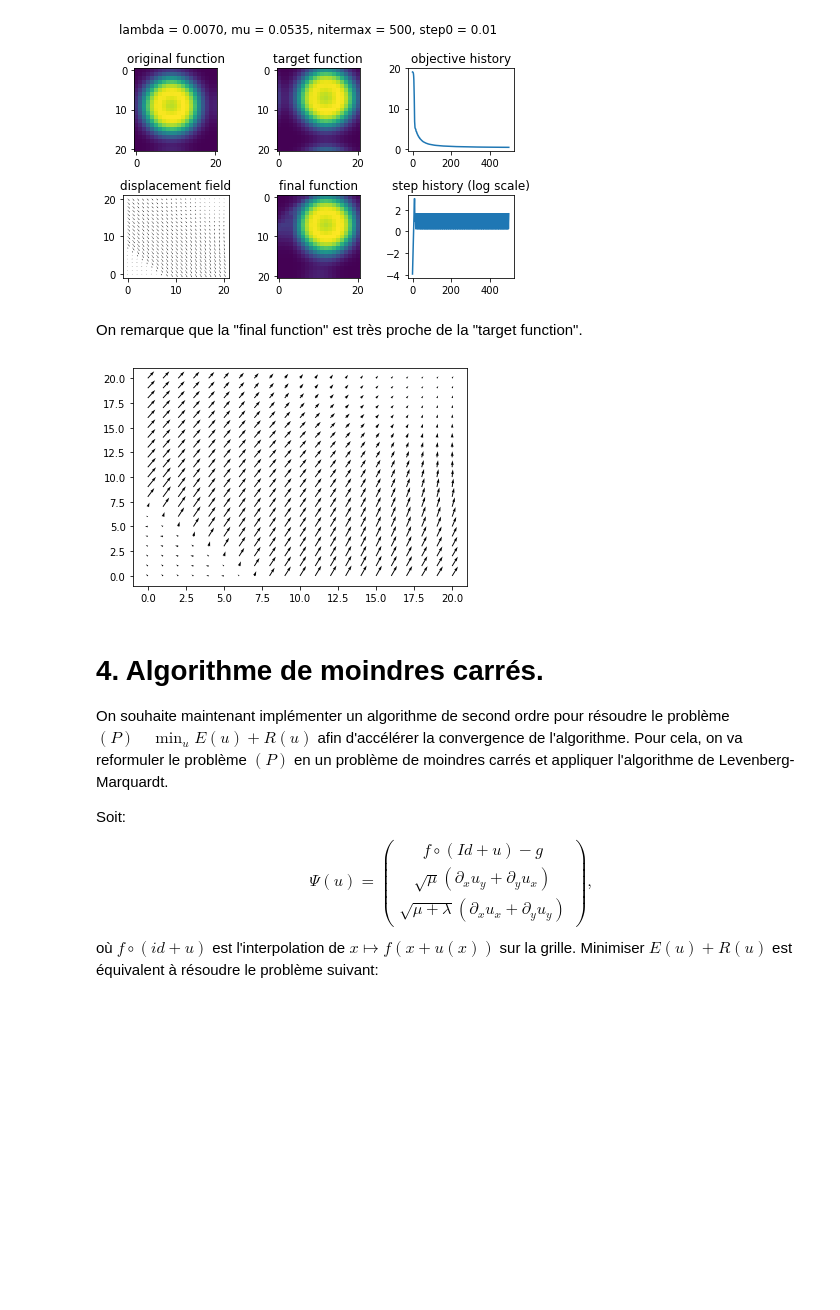
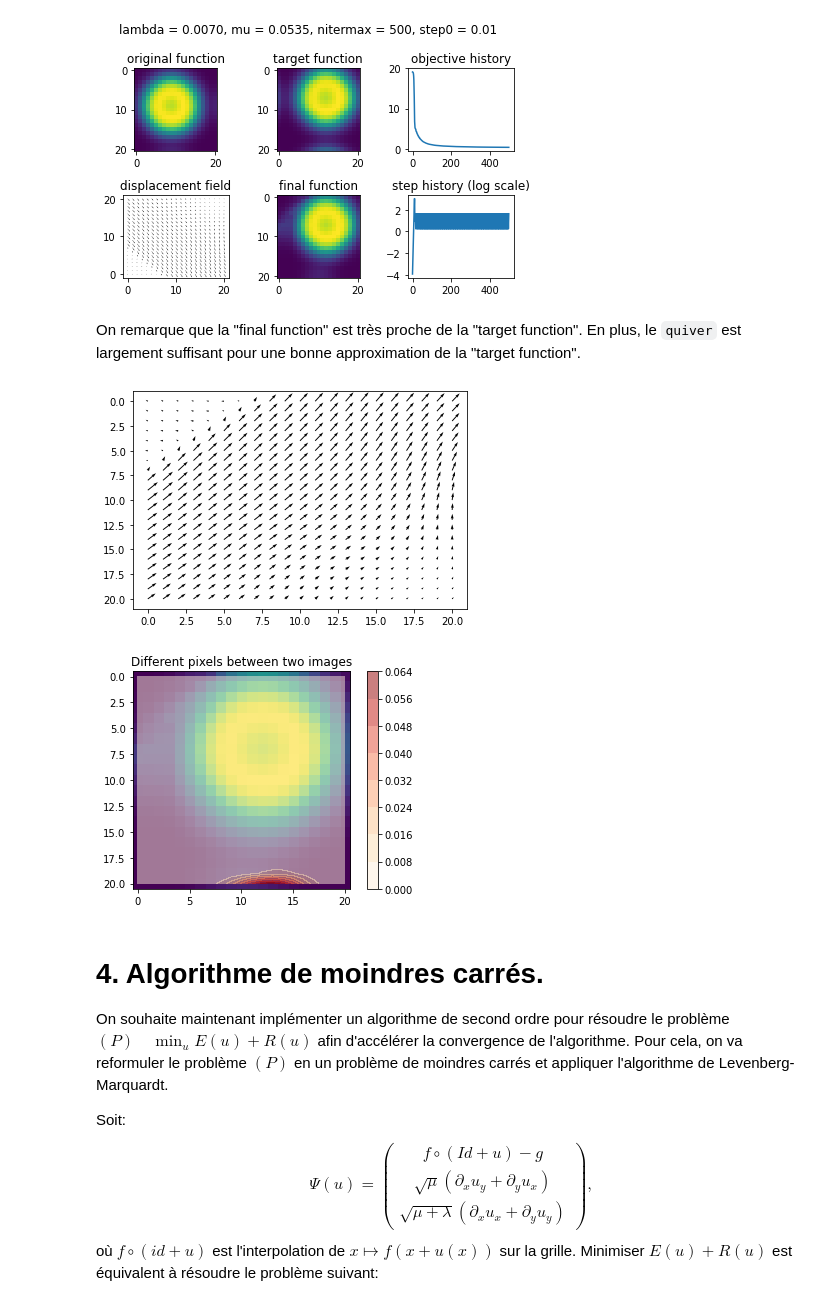
Before and after one commit to vnghia/4MIC-Optim-D, a Jupyter notebook: TP_Recalage3.ipynb, the cells around one changed output. Drawn from its saved outputs; the diff is of its cells as text; code cells hidden in the pictures; blank space fills up the shorter version.

```diff
--- a/TP_Recalage3.ipynb
+++ b/TP_Recalage3.ipynb
@@ -334,3 +345,12 @@ mu = 20
 nitermax = 500
 
 step0 = 0.01
+# %%
+def plot_distance(f, g, alpha=0.5):
+    fig = plt.figure(frameon=False)
+    ax = fig.gca()
+    ax.set_title("Different pixels between two images")
+    contour = ax.contourf((f - g) ** 2, alpha=alpha, cmap=plt.get_cmap("OrRd"))
+    ax.set_aspect(1)
+    fig.colorbar(contour, ax=ax)
+    ax.imshow(f)
@@ -472,7 +541,7 @@ mu = 0.0535
 
 nitermax = 500
 step0 = 0.01
-ux, uy, CF, step = compute_and_plot(f, g, lamb, mu, nitermax, step0)
+ux, uy, CF, step, final_f = compute_and_plot(f, g, lamb, mu, nitermax, step0)
 # %% [output]
 iteration : 3  cost function : 19.066292036338098 step : 0.08
 iteration : 6  cost function : 18.601571015137598 step : 0.64
@@ -493,12 +562,13 @@ iteration : 495  cost function : 0.34490097849965795 step : 2.56
 iteration : 498  cost function : 0.3443299776488011 step : 1.28
 [figure]
 # %% [markdown]
-On remarque que la "final function" est très proche de la "target function".
+On remarque que la "final function" est très proche de la "target function". En plus, le `quiver` est largement suffisant pour une bonne approximation de la "target function".
-# %%
-plt.quiver(ux, -uy)
-plt.show()
-# %% [output]
-[figure, removed]
+# %%
+plot_quiver(ux, uy)
+plot_distance(interpol(f, ux, uy), g)
+# %% [output]
+[figure, added]
+[figure, added]
 # %% [markdown]
 # 4. Algorithme de moindres carrés.
 
```
Also changed, not shown: parts of 31 cells of this notebook, 2 other files.
